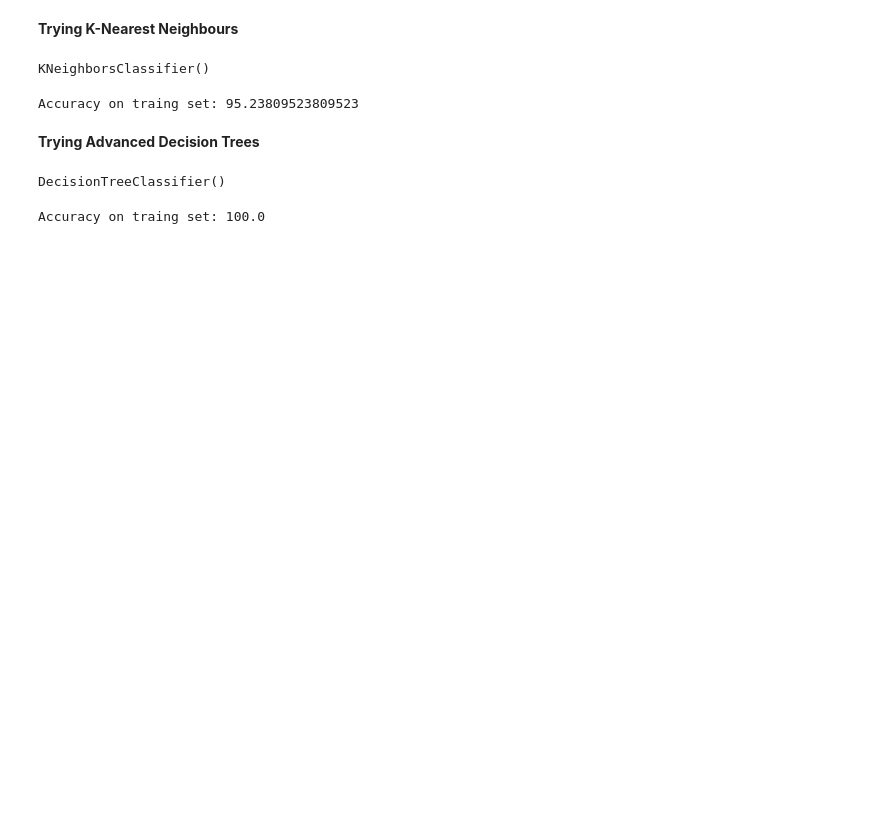
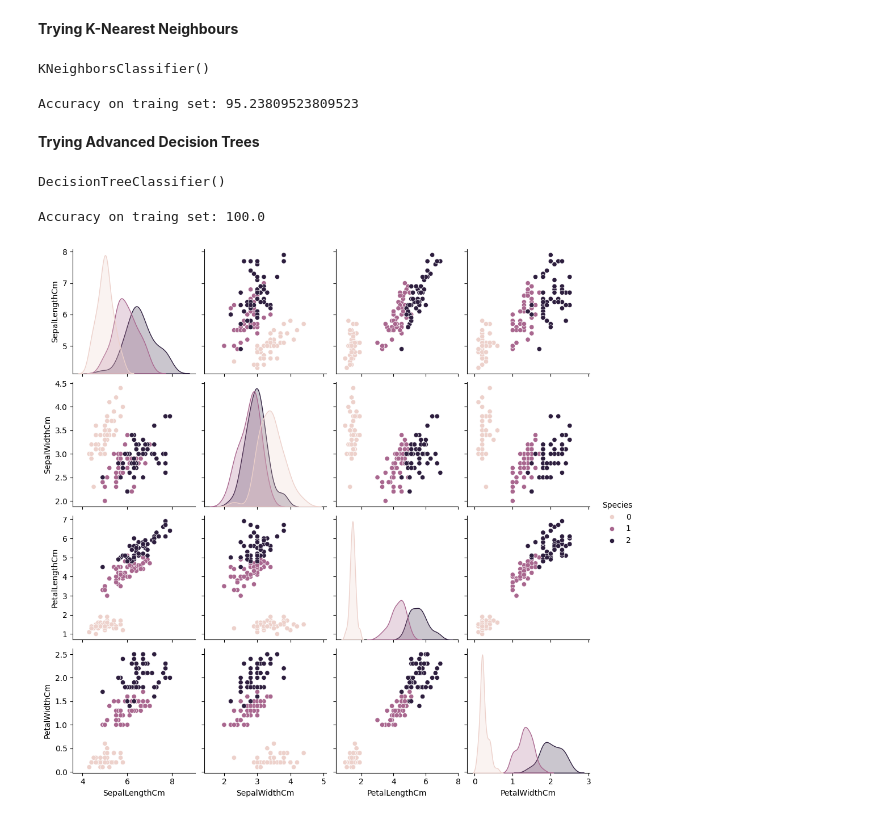
Before and after one commit to DhruvJyotiDas/Data-Science-Projects-2025, a Jupyter notebook: IRIS DATASET/app.ipynb, the cells around one changed output. Drawn from its saved outputs; the diff is of its cells as text; code cells hidden in the pictures; blank space fills up the shorter version.

Commit message:
Lastly also did a pairplot

```diff
--- a/IRIS DATASET/app.ipynb
+++ b/IRIS DATASET/app.ipynb
@@ -262,3 +262,8 @@ DecisionTreeClassifier()
 print("Accuracy on traing set:", model.score(x_train,y_train)*100)
 # %% [output]
 Accuracy on traing set: 100.0
+# %%
+sns.pairplot(df, vars=['SepalLengthCm', 'SepalWidthCm', 'PetalLengthCm', 'PetalWidthCm'], hue='Species')
+plt.show()
+# %% [output]
+[figure, added]
```
Also changed, not shown: parts of 1 cell of this notebook.
